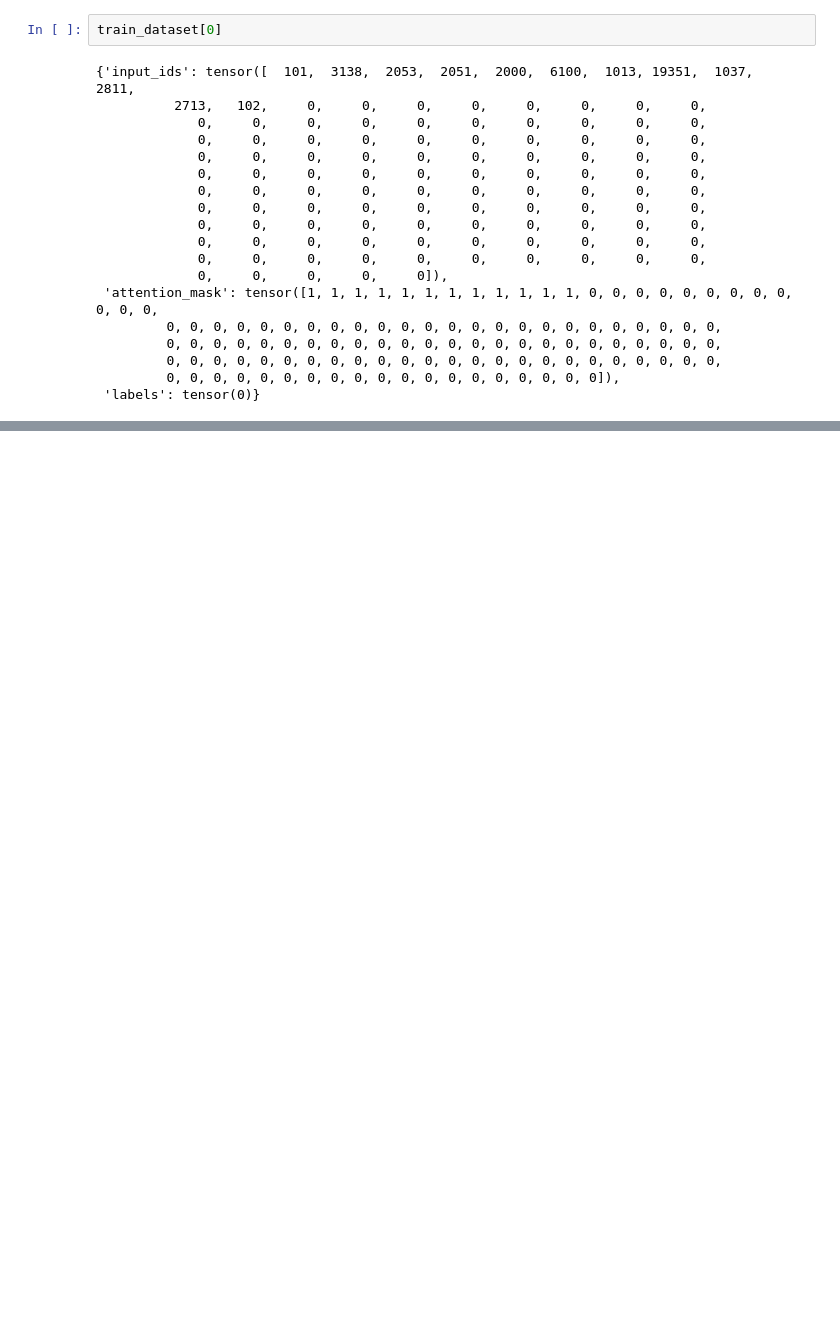
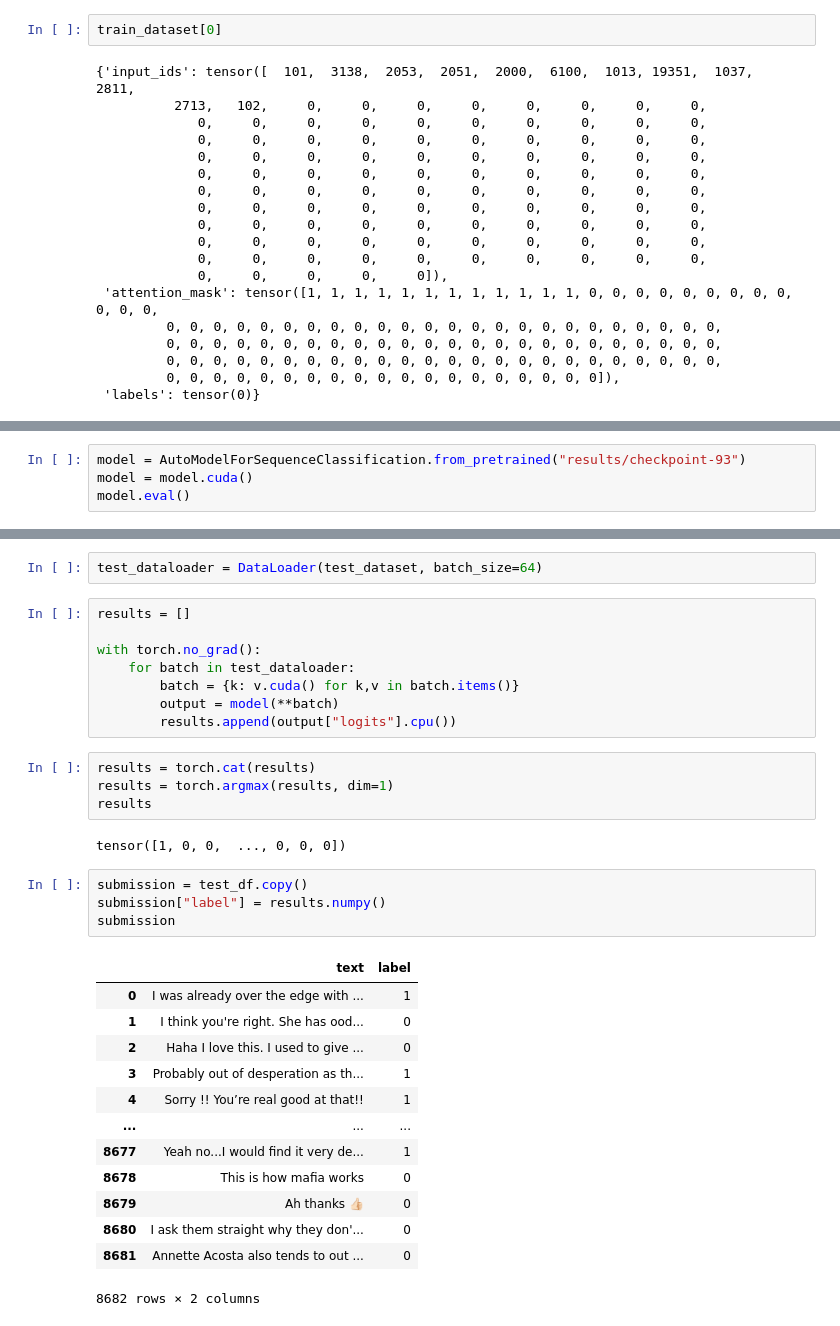
Before and after one commit to TanHaus/ai-blitz-9, a Jupyter notebook: emotion-detection/notebooks/exploration.ipynb, the cells around one changed output, grey strips where cells are left out. Drawn from its saved outputs; the diff is of its cells as text; blank space fills up the shorter version.

Commit message:
finish emotion detection
- add inference code to save submission file

```diff
--- a/emotion-detection/notebooks/exploration.ipynb
+++ b/emotion-detection/notebooks/exploration.ipynb
@@ -188,3 +194,7 @@ trainer.train()
 # %% [output]
 [ 173/11721 00:27 < 31:02, 6.20 it/s, Epoch 0.04/3]
 | Step | Training Loss |
+# %%
+model = AutoModelForSequenceClassification.from_pretrained("results/checkpoint-93")
+model = model.cuda()
+model.eval()
@@ -190,0 +219,34 @@ trainer.train()
+# %%
+test_dataloader = DataLoader(test_dataset, batch_size=64)
+# %%
+results = []
+
+with torch.no_grad():
+    for batch in test_dataloader:
+        batch = {k: v.cuda() for k,v in batch.items()}
+        output = model(**batch)
+        results.append(output["logits"].cpu())
+# %%
+results = torch.cat(results)
+results = torch.argmax(results, dim=1)
+results
+# %% [output]
+tensor([1, 0, 0,  ..., 0, 0, 0])
+# %%
+submission = test_df.copy()
+submission["label"] = results.numpy()
+submission
+# %% [output]
+|  | text | label |
+| 0 | I was already over the edge with ... | 1 |
+| 1 | I think you're right. She has ood... | 0 |
+| 2 | Haha I love this. I used to give ... | 0 |
+| 3 | Probably out of desperation as th... | 1 |
+| 4 | Sorry !! You’re real good at that!! | 1 |
+| ... | ... | ... |
+| 8677 | Yeah no...I would find it very de... | 1 |
+| 8678 | This is how mafia works | 0 |
+| 8679 | Ah thanks 👍🏻 | 0 |
+| 8680 | I ask them straight why they don'... | 0 |
+| 8681 | Annette Acosta also tends to out ... | 0 |
+8682 rows × 2 columns
```
Also changed, not shown: parts of 7 cells of this notebook, 1 other file.
